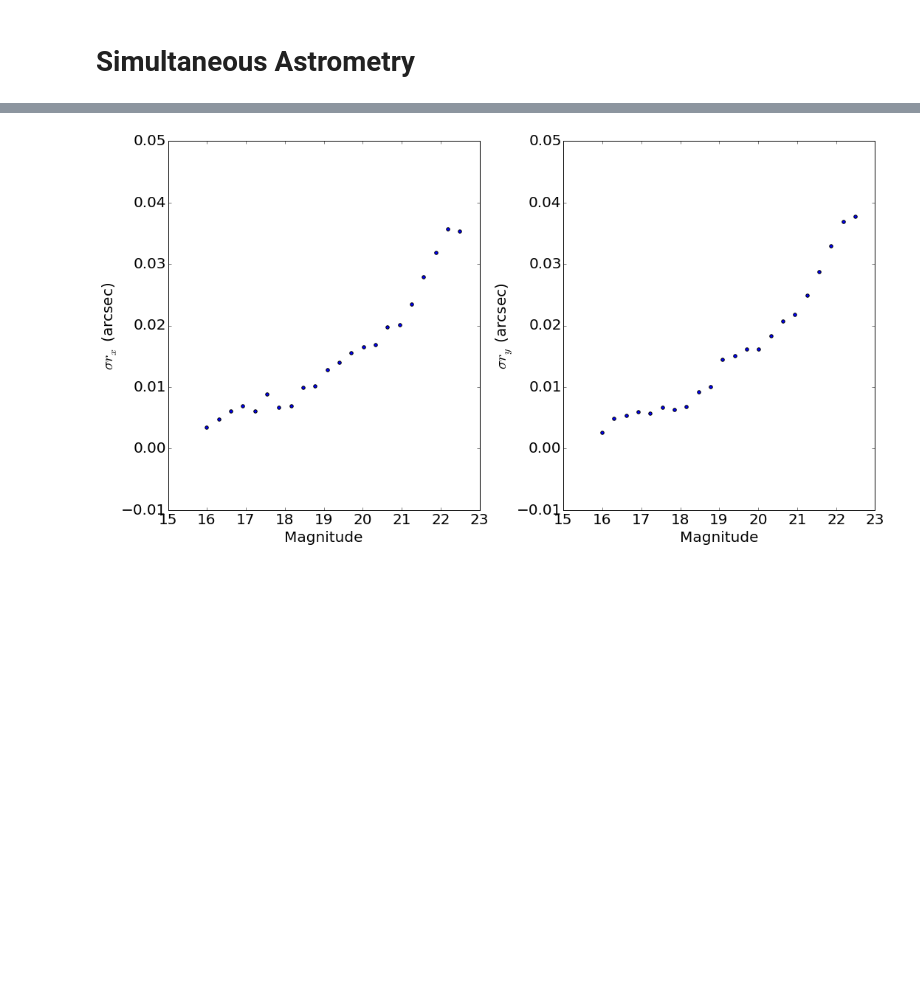
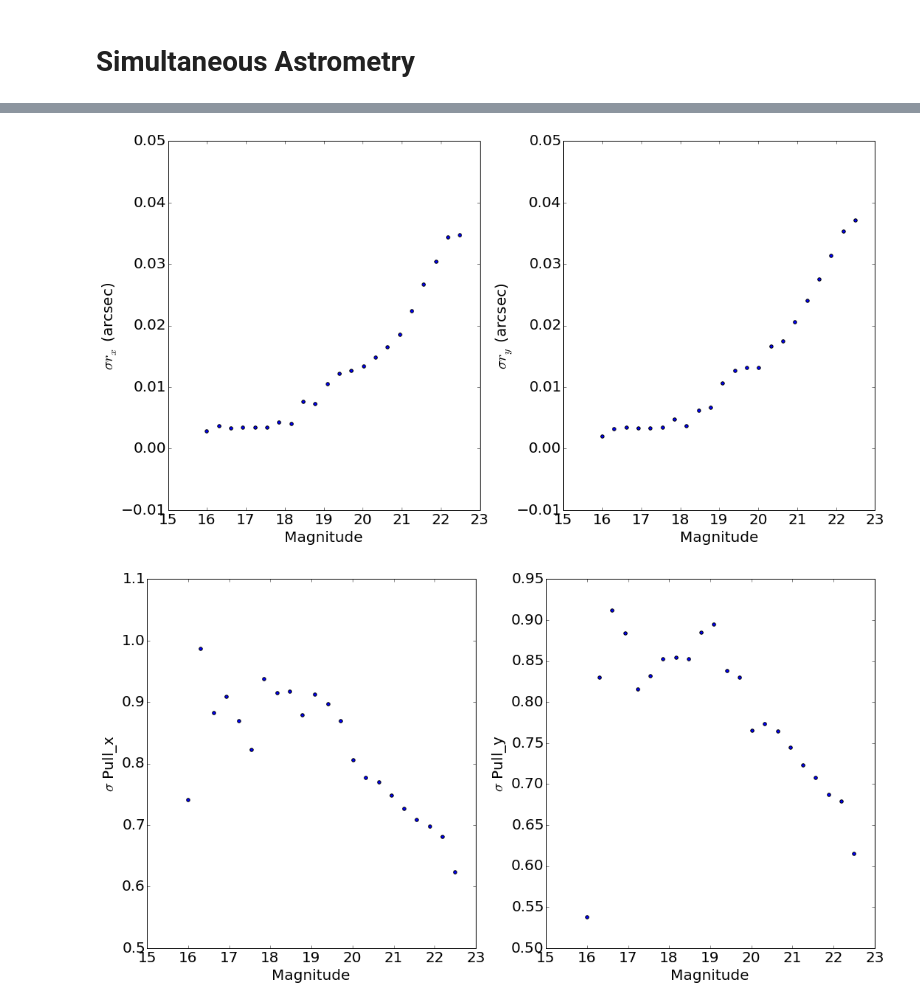
Before and after one commit to lsst/jointcal, a Jupyter notebook: notebooks/Astrometry.ipynb, the cells around one changed output, grey strips where cells are left out. Saved outputs shown, nothing was run; the diff lists cells and outputs as text; code cells hidden in the pictures; blank space fills up the shorter version.

```diff
--- a/notebooks/Astrometry.ipynb
+++ b/notebooks/Astrometry.ipynb
@@ -16,7 +16,7 @@ import croaks
 import matplotlib.pyplot as plt
 import numpy
 
-nt = croaks.NTuple.fromtxt("../res.list")
+nt = croaks.NTuple.fromtxt("../res_error_002_iter_100.list")
 # %%
 fig, (ax0) = plt.subplots(ncols=1, figsize=(10, 10))
 ax0.scatter(3600*nt['rx'],3600*nt['ry'], s=0.5, color='blue')
@@ -110,26 +110,44 @@ print nt['mag'][idsel]
 # %%
 magMin = 16
 magMax = 22.5
 numStep = 22
 magVal, step = numpy.linspace(magMin,magMax,num=numStep,retstep=True)
 
 sigmaRx = []
 sigmaRy = []
+pullX = []
+pullY = []
+
 for m in magVal :
     idm = numpy.where( (nt['mag']>m-step/2) & (nt['mag']<=m+step/2) & (abs(3600*nt['rx'])<0.3) & (abs(3600*nt['ry'])<0.3) )
     sigmaRx.append(numpy.std(3600*nt['rx'][idm]))
     sigmaRy.append(numpy.std(3600*nt['ry'][idm]))
+    pullX.append(numpy.std(nt["rx"][idm]/numpy.sqrt(nt["rvx"][idm])))
+    pullY.append(numpy.std(nt["ry"][idm]/numpy.sqrt(nt["rvy"][idm])))
 
 fig, (ax0, ax1) = plt.subplots(ncols=2, figsize=(15, 8))
 ax0.scatter(magVal,sigmaRx)
 ax0.set_xlabel("Magnitude", fontsize=20)
 ax0.set_ylabel("$\sigma r_x$ (arcsec)", fontsize=20)
 ax1.scatter(magVal,sigmaRy)
 ax1.set_xlabel("Magnitude", fontsize=20)
 ax1.set_ylabel("$\sigma r_y$ (arcsec)", fontsize=20)
 ax0.tick_params(labelsize=20)
 ax1.tick_params(labelsize=20)
 
 fig.tight_layout()
+
+fig, (ax2, ax3) = plt.subplots(ncols=2, figsize=(15, 8))
+ax2.scatter(magVal,pullX)
+ax2.set_xlabel("Magnitude", fontsize=20)
+ax2.set_ylabel("$\sigma$ Pull_x", fontsize=20)
+ax3.scatter(magVal,pullY)
+ax3.set_xlabel("Magnitude", fontsize=20)
+ax3.set_ylabel("$\sigma$ Pull_y", fontsize=20)
+ax2.tick_params(labelsize=20)
+ax3.tick_params(labelsize=20)
+
+fig.tight_layout()
 # %% [output]
-[figure, old version]
+[figure, new version]
+[figure, added]
```
Also changed, not shown: parts of 6 cells of this notebook, 4 other files.
